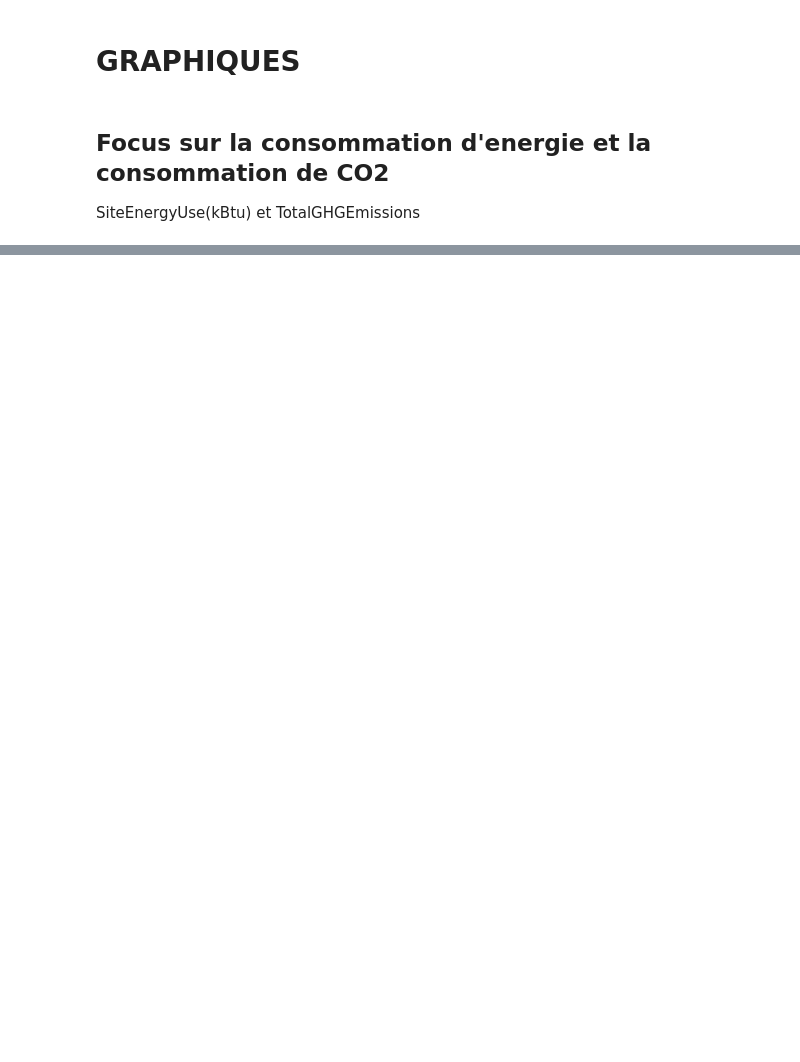
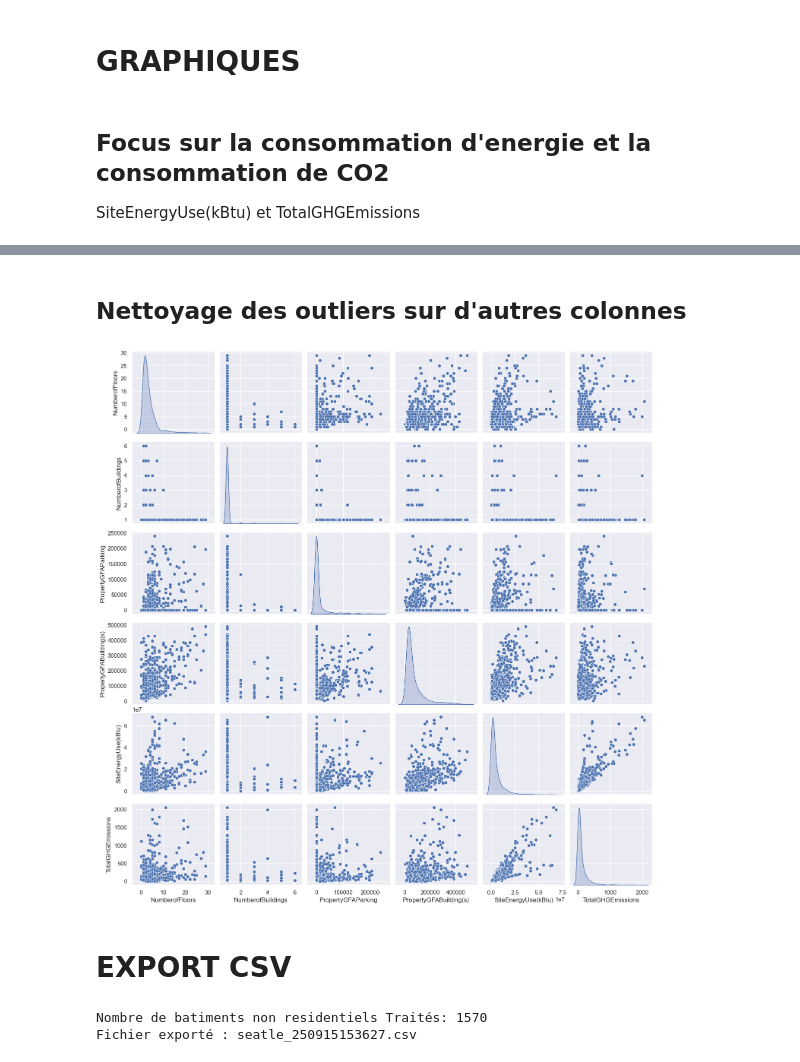
Before and after one commit to ticoraph/PredictDataBuilding, a Jupyter notebook: Analyse_Exploratoire.ipynb, the cells around one changed output, grey strips where cells are left out. Cells and saved outputs as stored; diff of their text form; code cells hidden in the pictures; blank space fills up the shorter version.

```diff
--- a/Analyse_Exploratoire.ipynb
+++ b/Analyse_Exploratoire.ipynb
@@ -317,21 +352,27 @@ plt.show()
+# %% [markdown]
+## Nettoyage des outliers sur d'autres colonnes
 # %%
-var = 'YearBuilt'
-data = pd.concat([bc['SiteEnergyUse(kBtu)'], bc[var]], axis=1)
-f, ax = plt.subplots(figsize=(16, 8))
-fig = sns.boxplot(x=var, y="SiteEnergyUse(kBtu)", data=data)
-fig.axis(ymin=0, ymax=80000000)
-plt.xticks(rotation=90)
+sns.set_theme()
+# Création du pairplot
+cols = ['NumberofFloors', 'NumberofBuildings', 'PropertyGFAParking', 'PropertyGFABuilding(s)', 'SiteEnergyUse(kBtu)', 'TotalGHGEmissions']
+sns.pairplot(bc[cols], diag_kind="kde", plot_kws={"alpha":1})
 plt.show()
-
-var = 'YearBuilt'
-data = pd.concat([bc['TotalGHGEmissions'], bc[var]], axis=1)
-f, ax = plt.subplots(figsize=(16, 8))
-fig = sns.boxplot(x=var, y="TotalGHGEmissions", data=data)
-fig.axis(ymin=0, ymax=3000)
-plt.xticks(rotation=90)
-plt.show()
-
-import scipy.stats as stats
-#bc['SiteEnergyUse(kBtu)'] = np.log(bc['SiteEnergyUse(kBtu)'])
-res = stats.probplot(bc['SiteEnergyUse(kBtu)'], plot=plt)
-plt.show()
+# %% [output]
+[figure, added]
+# %% [markdown]
+# EXPORT CSV
+# %%
+from datetime import datetime
+
+print(f"Nombre de batiments non residentiels Traités: {len(bc)}")
+
+# Générer la date/heure au format AAMMJJHHMMSS
+timestamp = datetime.now().strftime("%y%m%d%H%M%S")
+# Nom du fichier avec la date
+filename = f"seatle_{timestamp}.csv"
+# Export CSV
+bc.to_csv(f'exports/{filename}', index=False)
+print(f"Fichier exporté : {filename}")
+# %% [output]
+Nombre de batiments non residentiels Traités: 1570
+Fichier exporté : seatle_250915153627.csv
```
Also changed, not shown: parts of 10 cells of this notebook, 1 other file.
